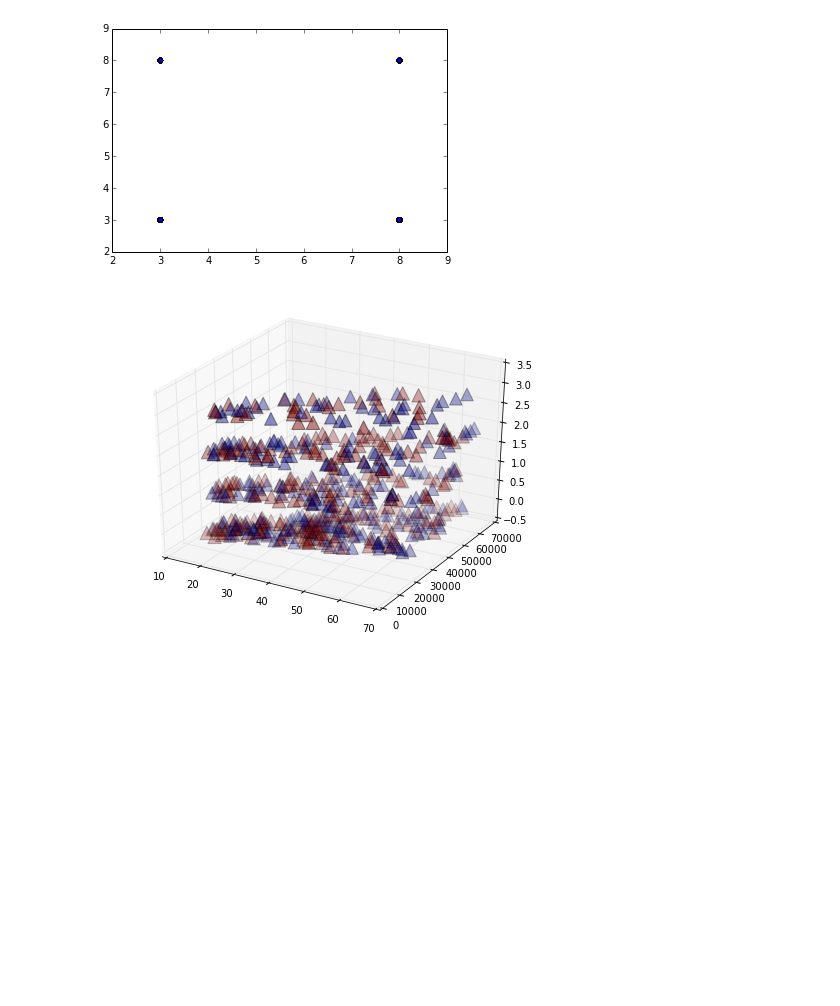
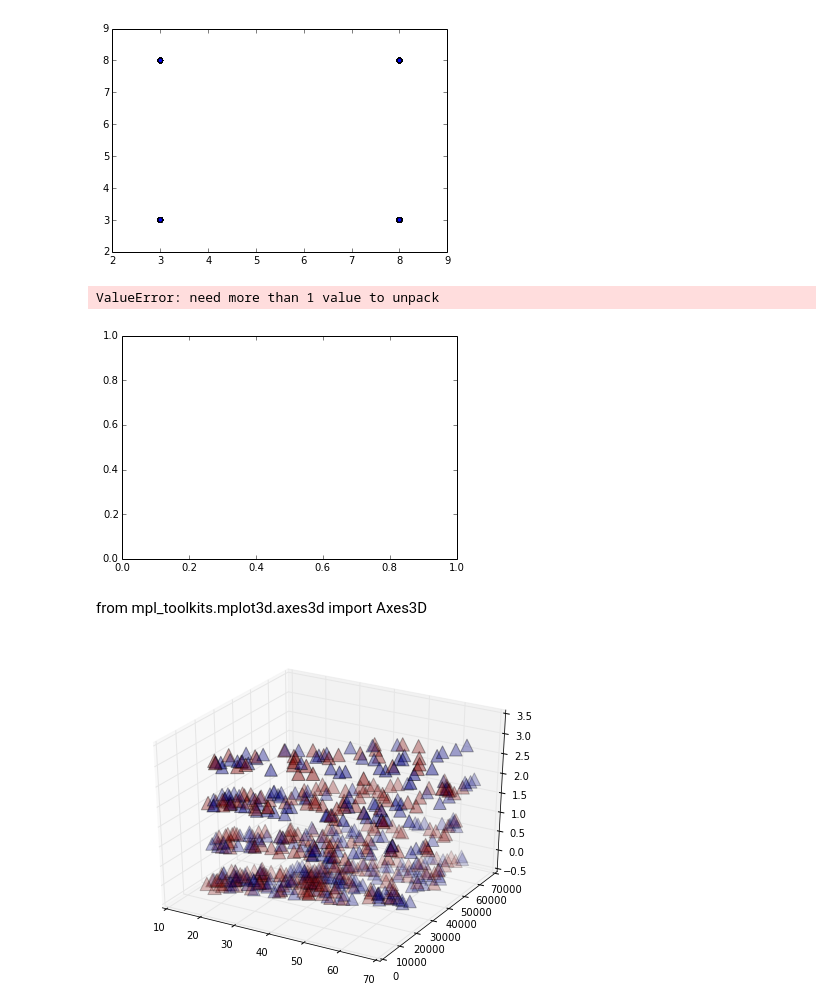
Before and after one commit to SamanSattari/MachineLearningStudyGroup, a Jupyter notebook: Bank.ipynb, the cells around one changed output. Cells and saved outputs as stored; diff of their text form; code cells hidden in the pictures; blank space fills up the shorter version.

Commit message:
scoring + start of plotting

```diff
--- a/Bank.ipynb
+++ b/Bank.ipynb
@@ -114,3 +113,30 @@ from mpl_toolkits.mplot3d.axes3d import Axes3D
+# %%
+xx= df.gender.apply(lambda s: hash(s)%10)
+# %%
+yy = df.mortgage.apply(lambda s: hash(s)%10)
+# %%
+Z = df.pep.apply(lambda s: hash(s)%10)
+# %%
+Z = Z.reshape(xx.shape)
+pl.figure()
+cmap_light = ListedColormap(['#FFAAAA', '#AAFFAA', '#AAAAFF'])
+cmap_bold = ListedColormap(['#FF0000', '#00FF00', '#0000FF'])
+pl.pcolormesh(xx, yy, Z, cmap=cmap_light)
+
+# Plot also the training points
+
+pl.scatter(X[:, 0], X[:, 1], c=y, cmap=cmap_bold)
+pl.xlim(xx.min(), xx.max())
+pl.ylim(yy.min(), yy.max())
+pl.title("3-Class classification (k = %i, weights = '%s')"
+         % (n_neighbors, weights))
+
+pl.show()
+# %% [output]
+ValueError: need more than 1 value to unpack
+[figure, added]
+# %% [markdown]
+from mpl_toolkits.mplot3d.axes3d import Axes3D
 # %%
 fig = plt.figure(figsize=(8,6))
 
```
Also changed, not shown: parts of 15 cells of this notebook.
